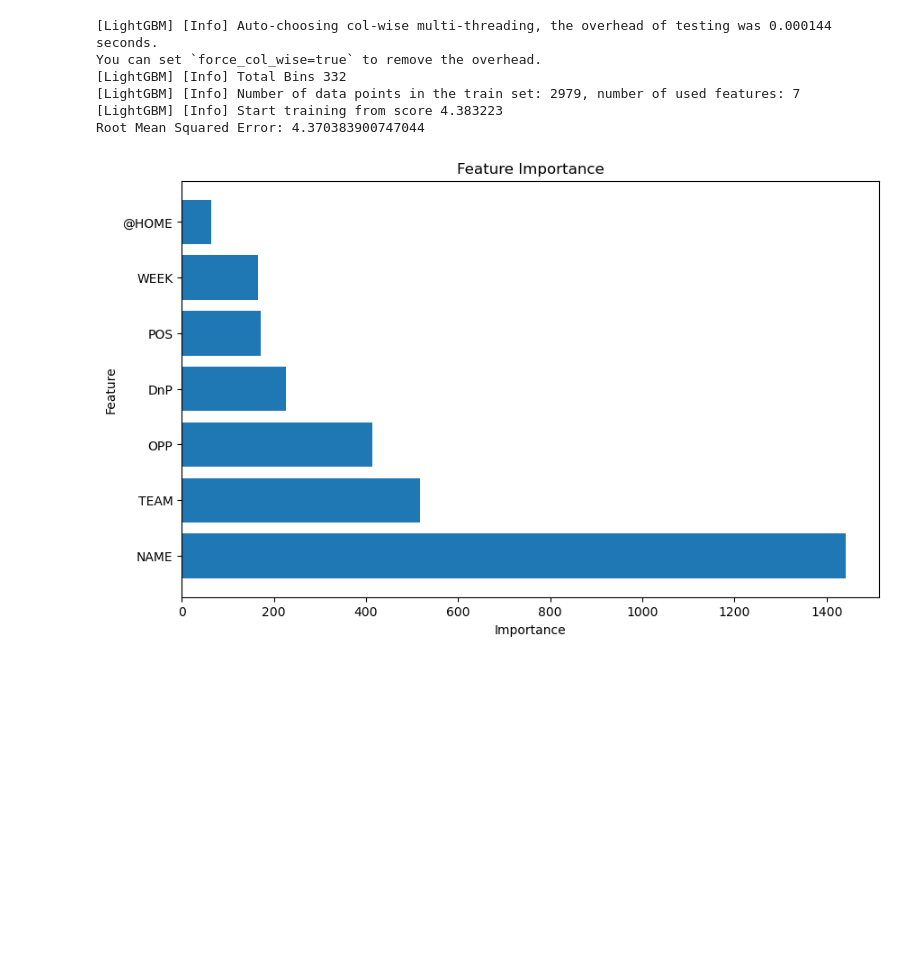
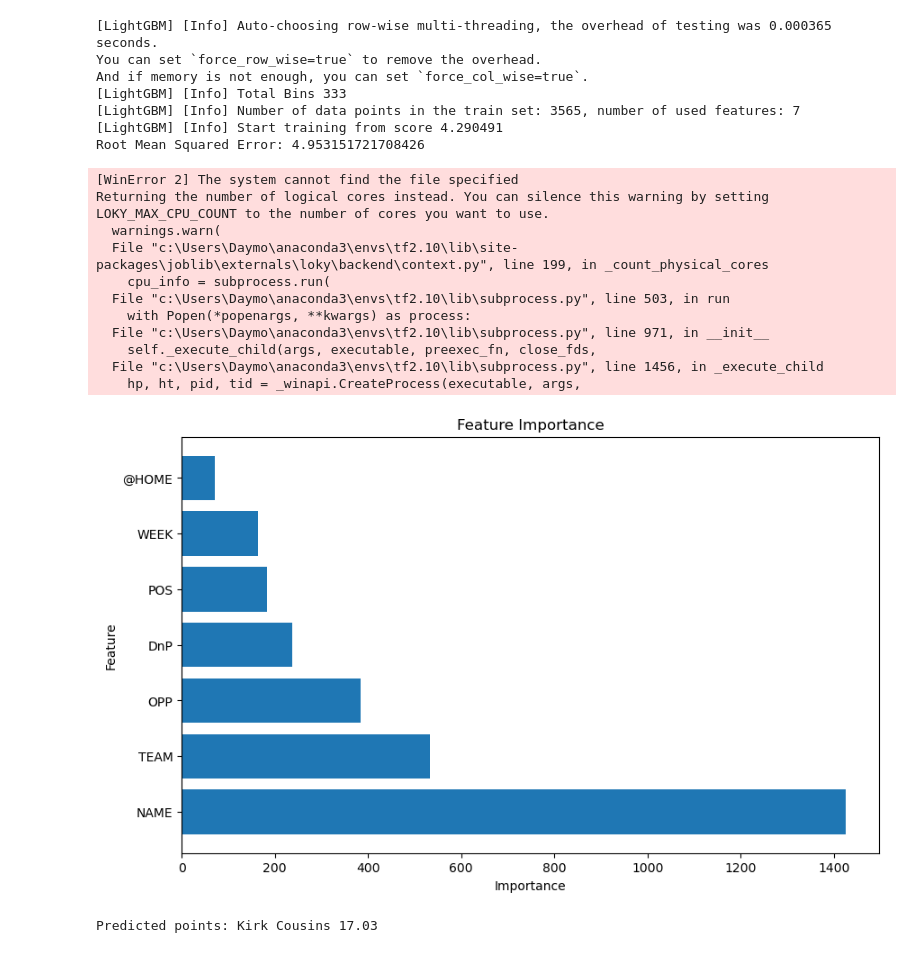
Before and after one commit to DaymonH/FantasyFootballRNN, a Jupyter notebook: lightgbm.ipynb, the cells around one changed output. Drawn from its saved outputs; the diff is of its cells as text; code cells hidden in the pictures; blank space fills up the shorter version.

Commit message:
added new weeks data and saved model for future deployemnt

```diff
--- a/lightgbm.ipynb
+++ b/lightgbm.ipynb
@@ -9,7 +9,7 @@ import matplotlib.pyplot as plt
 import joblib
 
 # Load your DataFrame
-data = pd.read_csv('WK_1-6.csv')  # Replace 'your_data.csv' with the actual file path
+data = pd.read_csv('WK_1-8.csv')  # Replace 'your_data.csv' with the actual file path
 data = data.dropna(subset=['WON'])
 
 columns_to_check = [
@@ -34,46 +34,58 @@ for column in categorical_columns:
 data.sort_values(by='WEEK', inplace=True)
 
 # Split the data by week
-train_data = data[data['WEEK'] <= 5]  # Use the first four weeks for training
-test_data = data[data['WEEK'] == 6]   # Use the fifth week for testing
+train_data = data[data['WEEK'] <= 6]  # Use the first four weeks for training
+test_data = data[data['WEEK'] == 7]   # Use the fifth week for testing
 
 # Separate features and target variables for training and testing
 X_train = train_data[features]
 y_train = train_data[target]
 X_test = test_data[features]
 y_test = test_data[target]
 
 # Create and train the LightGBM model
 model = lgb.LGBMRegressor(random_state=42)
 model.fit(X_train, y_train)
 
 # Make predictions on the test set
 y_pred = model.predict(X_test)
 
 # Evaluate the model using RMSE (Root Mean Squared Error)
 rmse = sqrt(mean_squared_error(y_test, y_pred))
 print(f"Root Mean Squared Error: {rmse}")
 
 # Get feature importances from the model
 feature_importance = model.feature_importances_
 feature_names = X_train.columns
 feature_importance_df = pd.DataFrame({'Feature': feature_names, 'Importance': feature_importance})
 feature_importance_df = feature_importance_df.sort_values(by='Importance', ascending=False)
 
 plt.figure(figsize=(10, 6))
 plt.barh(feature_importance_df['Feature'], feature_importance_df['Importance'])
 plt.xlabel('Importance')
 plt.ylabel('Feature')
 plt.title('Feature Importance')
 plt.show()
 # %% [output]
-[LightGBM] [Info] Auto-choosing col-wise multi-threading, the overhead of testing was 0.000144 seconds.
-You can set `force_col_wise=true` to remove the overhead.
-[LightGBM] [Info] Total Bins 332
-[LightGBM] [Info] Number of data points in the train set: 2979, number of used features: 7
-[LightGBM] [Info] Start training from score 4.383223
-Root Mean Squared Error: 4.370383900747044
+[LightGBM] [Info] Auto-choosing row-wise multi-threading, the overhead of testing was 0.000365 seconds.
+You can set `force_row_wise=true` to remove the overhead.
+And if memory is not enough, you can set `force_col_wise=true`.
+[LightGBM] [Info] Total Bins 333
+[LightGBM] [Info] Number of data points in the train set: 3565, number of used features: 7
+[LightGBM] [Info] Start training from score 4.290491
+Root Mean Squared Error: 4.953151721708426
+[WinError 2] The system cannot find the file specified
+Returning the number of logical cores instead. You can silence this warning by setting LOKY_MAX_CPU_COUNT to the number of cores you want to use.
+  warnings.warn(
+  File "c:\Users\Daymo\anaconda3\envs\tf2.10\lib\site-packages\joblib\externals\loky\backend\context.py", line 199, in _count_physical_cores
+    cpu_info = subprocess.run(
+  File "c:\Users\Daymo\anaconda3\envs\tf2.10\lib\subprocess.py", line 503, in run
+    with Popen(*popenargs, **kwargs) as process:
+  File "c:\Users\Daymo\anaconda3\envs\tf2.10\lib\subprocess.py", line 971, in __init__
+    self._execute_child(args, executable, preexec_fn, close_fds,
+  File "c:\Users\Daymo\anaconda3\envs\tf2.10\lib\subprocess.py", line 1456, in _execute_child
+    hp, ht, pid, tid = _winapi.CreateProcess(executable, args,
-[figure, old version]
+[figure, new version]
 # %%
 import json
 
@@ -113,12 +125,12 @@ df.head()
 # %%
 
 # Create a new data point for prediction with the same features
-player = 'Jerome Ford'
-position = 'RB'
-team = 'Cle'
-Opp = 'Ind'
+player = 'Kirk Cousins'
+position = 'QB'
+team = 'Min'
+Opp = 'GB'
 at_home = False
-week = 7
+week = 1
 DnP = False
 new_data_point = {
     'NAME': label_encoders['NAME'].transform([player])[0],
@@ -135,3 +147,5 @@ new_data_df = pd.DataFrame([new_data_point])
 predicted_fpts = model.predict(new_data_df)
 # Display the predicted fantasy points
 print(f"Predicted points: {player} {predicted_fpts[0]:.2f}")
+# %% [output]
+Predicted points: Kirk Cousins 17.03
```
Also changed, not shown: 9 other files.
